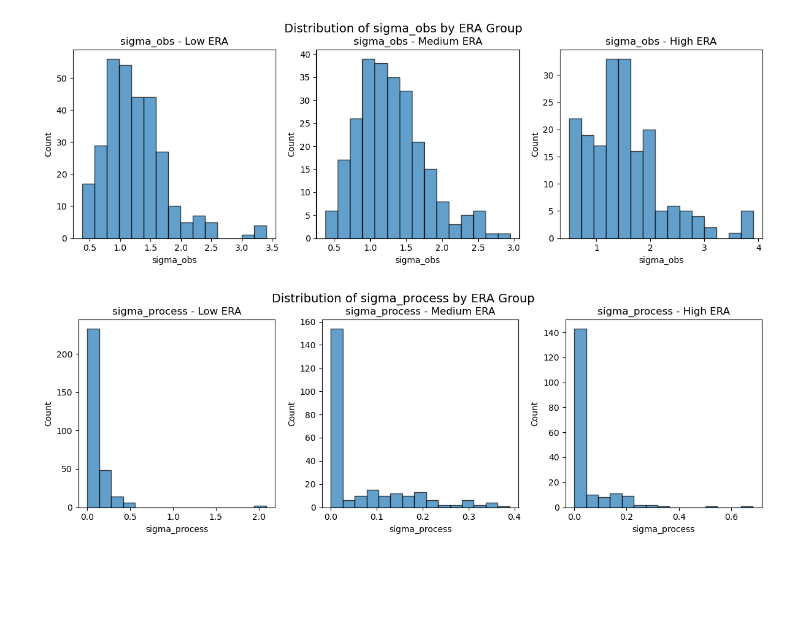
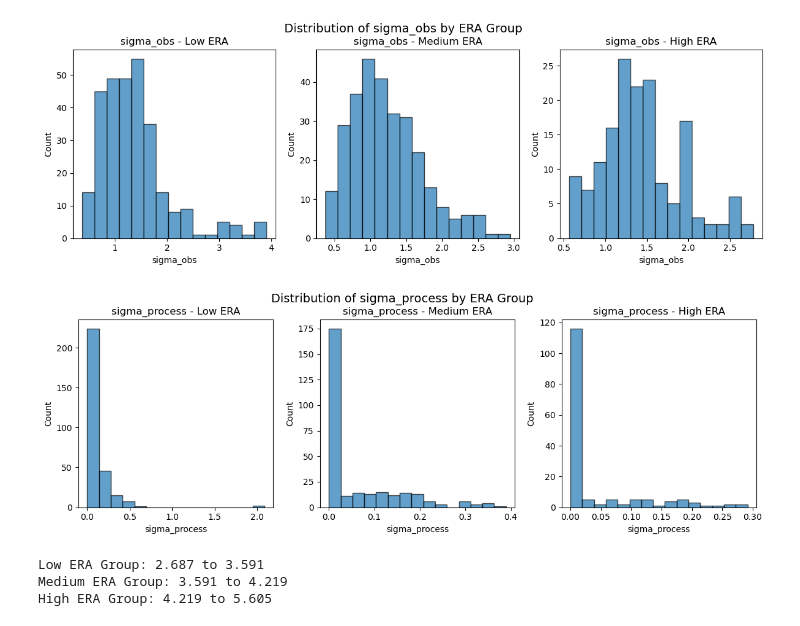
Before and after one commit to s1moncha/bayesian_inference_stat165, a Jupyter notebook: simulate.ipynb, the cells around one changed output. Cells and saved outputs as stored; diff of their text form; code cells hidden in the pictures; blank space fills up the shorter version.

```diff
--- a/simulate.ipynb
+++ b/simulate.ipynb
@@ -28,7 +28,7 @@ tenth_averages = []
 
 for team, group in combined_df.groupby("Team Abbreviation"):
     group = group.sort_values("Date")
-    if len(group) >= 10:
+    if len(group) >= 20:
         tenth_entry = group.iloc[9]  # 10th row (index 9)
         tenth_averages.append({
             "Team": tenth_entry["Team"],
@@ -65,7 +65,7 @@ import numpy as np
 import matplotlib.pyplot as plt
 
 # --- Simulation Parameters ---
-n_games = 60
+n_games = 142
 std_dev = 0.0015  # Fixed standard deviation for batting avg random walk
 np.random.seed(42)
 
@@ -331,19 +331,19 @@ long_df = pd.concat([home, away], ignore_index=True)
 long_df = long_df.dropna(subset=['pitch_era'])
 long_df = long_df.sort_values(['team', 'startDate'])
 
-# Compute average ERA over first 10 appearances per team
-first_10_era = (
+# Compute average ERA over first 20 appearances per team
+first_20_era = (
     long_df.groupby("team")
-    .apply(lambda x: x.sort_values("startDate").head(10)['pitch_era'].mean())
+    .apply(lambda x: x.sort_values("startDate").head(20)['pitch_era'].mean())
     .reset_index()
-    .rename(columns={0: 'avg_era_10'})
+    .rename(columns={0: 'avg_era_20'})
 )
 
 # Bin teams into quantiles
-first_10_era['group'] = pd.qcut(first_10_era['avg_era_10'], 3, labels=['low', 'medium', 'high'])
+first_20_era['group'] = pd.qcut(first_20_era['avg_era_20'], 3, labels=['low', 'medium', 'high'])
 
 # Map group labels to long_df
-long_df = long_df.merge(first_10_era[['team', 'group']], on='team', how='left')
+long_df = long_df.merge(first_20_era[['team', 'group']], on='team', how='left')
 
 # Sliding window settings
 WINDOW_SIZE = 30
@@ -367,34 +367,47 @@ for team, group_df in tqdm(long_df.groupby('team'), desc="Sliding windows per te
             model = UnobservedComponents(window['pitch_era'], level='local level')
             fit_result = model.fit(disp=False)
             sigma_obs = np.sqrt(fit_result.params.get('sigma2.irregular', np.nan))
             sigma_proc = np.sqrt(fit_result.params.get('sigma2.level', np.nan))
             results.append({
                 'team': team,
                 'group': group_label,
                 'sigma_obs': sigma_obs,
                 'sigma_process': sigma_proc
             })
         except Exception:
             continue
 
 # Results to DataFrame
 results_df = pd.DataFrame(results).dropna()
 
 # Plot histograms for each group
 for var in ['sigma_obs', 'sigma_process']:
     plt.figure(figsize=(12, 4))
     for i, grp in enumerate(['low', 'medium', 'high']):
         subset = results_df[results_df['group'] == grp]
         plt.subplot(1, 3, i + 1)
         plt.hist(subset[var], bins=15, edgecolor='black', alpha=0.7)
         plt.title(f'{var} - {grp.capitalize()} ERA')
         plt.xlabel(var)
         plt.ylabel("Count")
     plt.tight_layout()
     plt.suptitle(f"Distribution of {var} by ERA Group", y=1.02, fontsize=14)
     plt.show()
 # %% [output]
-[figure, old version]
+[figure, new version]
-[figure, old version]
+[figure, new version]
+# %%
+# Already computed avg_era_10 per team in earlier steps
+# We now extract the boundaries from the qcut bin edges
+bin_labels = ['low', 'medium', 'high']
+bin_edges = pd.qcut(first_20_era['avg_era_20'], q=3, retbins=True, labels=bin_labels)[1]
+
+# Print boundaries
+for i in range(len(bin_edges) - 1):
+    print(f"{bin_labels[i].capitalize()} ERA Group: {bin_edges[i]:.3f} to {bin_edges[i+1]:.3f}")
+# %% [output]
+Low ERA Group: 2.687 to 3.591
+Medium ERA Group: 3.591 to 4.219
+High ERA Group: 4.219 to 5.605
 # %%
 # Define the bins and labels
```
Also changed, not shown: parts of 10 cells of this notebook, 2 other files.
